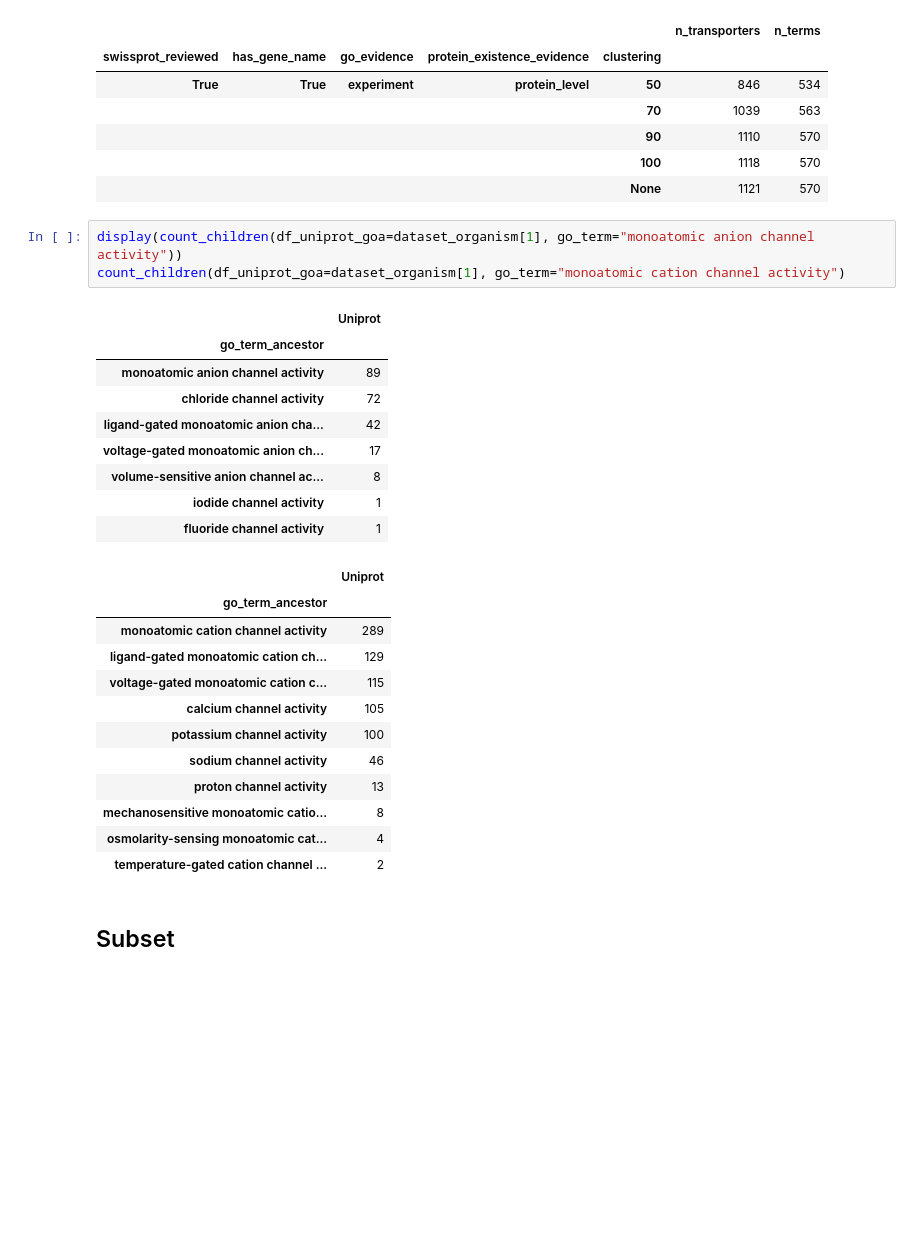
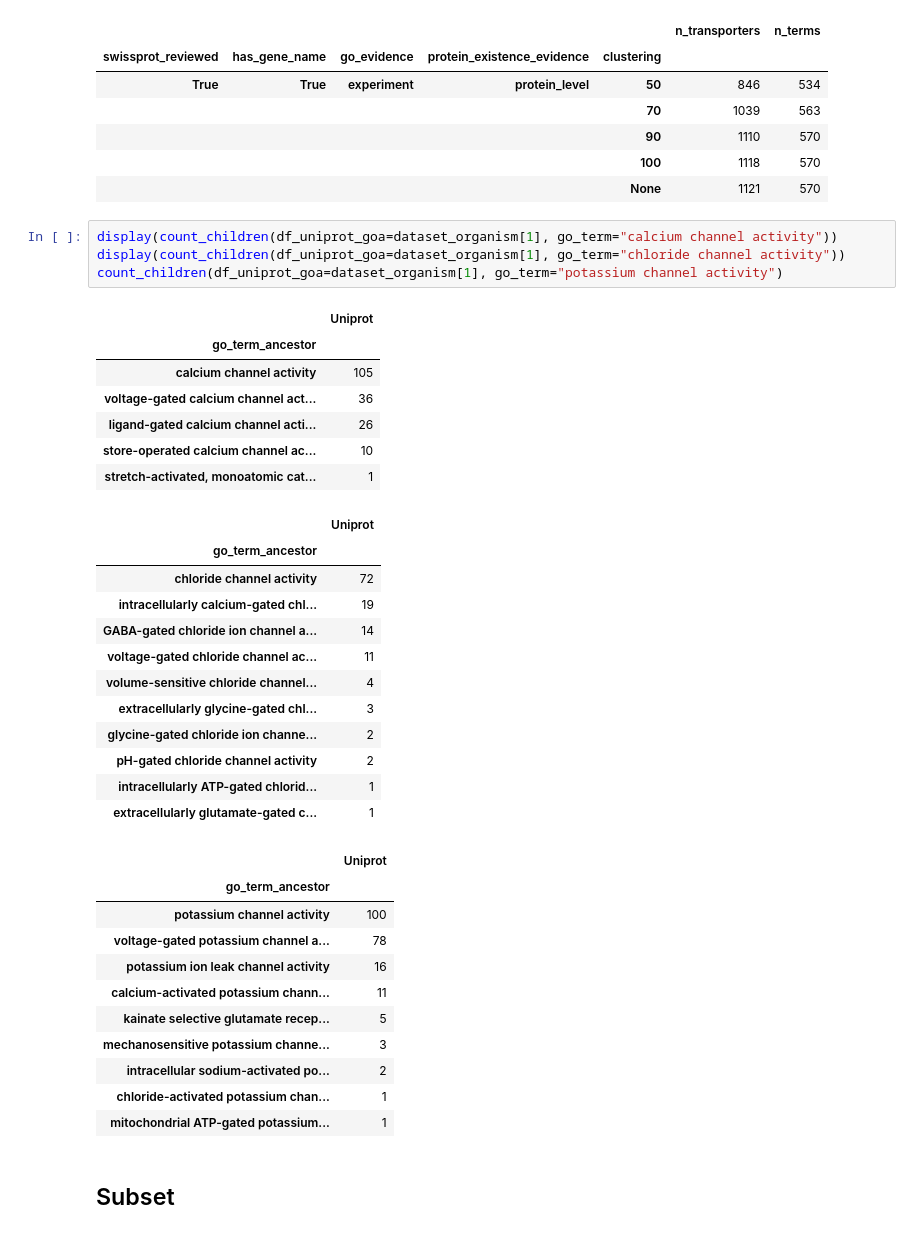
Before and after one commit to adenger/subpred_dl, a Jupyter notebook: notebooks/svm_human_calciumpotassium.ipynb, the cells around one changed output. Cells and saved outputs as stored; diff of their text form; blank space fills up the shorter version.

```diff
--- a/notebooks/svm_human_calciumpotassium.ipynb
+++ b/notebooks/svm_human_calciumpotassium.ipynb
@@ -73,31 +73,41 @@ cd-hit: clustered 1121 sequences into 1118 clusters at threshold 100
 |  |  |  |  | 90 | 1110 | 570 |
 |  |  |  |  | 100 | 1118 | 570 |
 |  |  |  |  | None | 1121 | 570 |
-# %%
-display(count_children(df_uniprot_goa=dataset_organism[1], go_term="monoatomic anion channel activity"))
-count_children(df_uniprot_goa=dataset_organism[1], go_term="monoatomic cation channel activity")
-# %% [output]
-|  | Uniprot |
-| go_term_ancestor |  |
-| monoatomic anion channel activity | 89 |
-| chloride channel activity | 72 |
-| ligand-gated monoatomic anion cha... | 42 |
-| voltage-gated monoatomic anion ch... | 17 |
-| volume-sensitive anion channel ac... | 8 |
-| iodide channel activity | 1 |
-| fluoride channel activity | 1 |
-|  | Uniprot |
-| go_term_ancestor |  |
-| monoatomic cation channel activity | 289 |
-| ligand-gated monoatomic cation ch... | 129 |
-| voltage-gated monoatomic cation c... | 115 |
-| calcium channel activity | 105 |
-| potassium channel activity | 100 |
-| sodium channel activity | 46 |
-| proton channel activity | 13 |
-| mechanosensitive monoatomic catio... | 8 |
-| osmolarity-sensing monoatomic cat... | 4 |
-| temperature-gated cation channel ... | 2 |
+# %%
+display(count_children(df_uniprot_goa=dataset_organism[1], go_term="calcium channel activity"))
+display(count_children(df_uniprot_goa=dataset_organism[1], go_term="chloride channel activity"))
+count_children(df_uniprot_goa=dataset_organism[1], go_term="potassium channel activity")
+# %% [output]
+|  | Uniprot |
+| go_term_ancestor |  |
+| calcium channel activity | 105 |
+| voltage-gated calcium channel act... | 36 |
+| ligand-gated calcium channel acti... | 26 |
+| store-operated calcium channel ac... | 10 |
+| stretch-activated, monoatomic cat... | 1 |
+|  | Uniprot |
+| go_term_ancestor |  |
+| chloride channel activity | 72 |
+| intracellularly calcium-gated chl... | 19 |
+| GABA-gated chloride ion channel a... | 14 |
+| voltage-gated chloride channel ac... | 11 |
+| volume-sensitive chloride channel... | 4 |
+| extracellularly glycine-gated chl... | 3 |
+| glycine-gated chloride ion channe... | 2 |
+| pH-gated chloride channel activity | 2 |
+| intracellularly ATP-gated chlorid... | 1 |
+| extracellularly glutamate-gated c... | 1 |
+|  | Uniprot |
+| go_term_ancestor |  |
+| potassium channel activity | 100 |
+| voltage-gated potassium channel a... | 78 |
+| potassium ion leak channel activity | 16 |
+| calcium-activated potassium chann... | 11 |
+| kainate selective glutamate recep... | 5 |
+| mechanosensitive potassium channe... | 3 |
+| intracellular sodium-activated po... | 2 |
+| chloride-activated potassium chan... | 1 |
+| mitochondrial ATP-gated potassium... | 1 |
 # %% [markdown]
 ## Subset
 # %%
```
Also changed, not shown: parts of 1 cell of this notebook, 3 other files.
